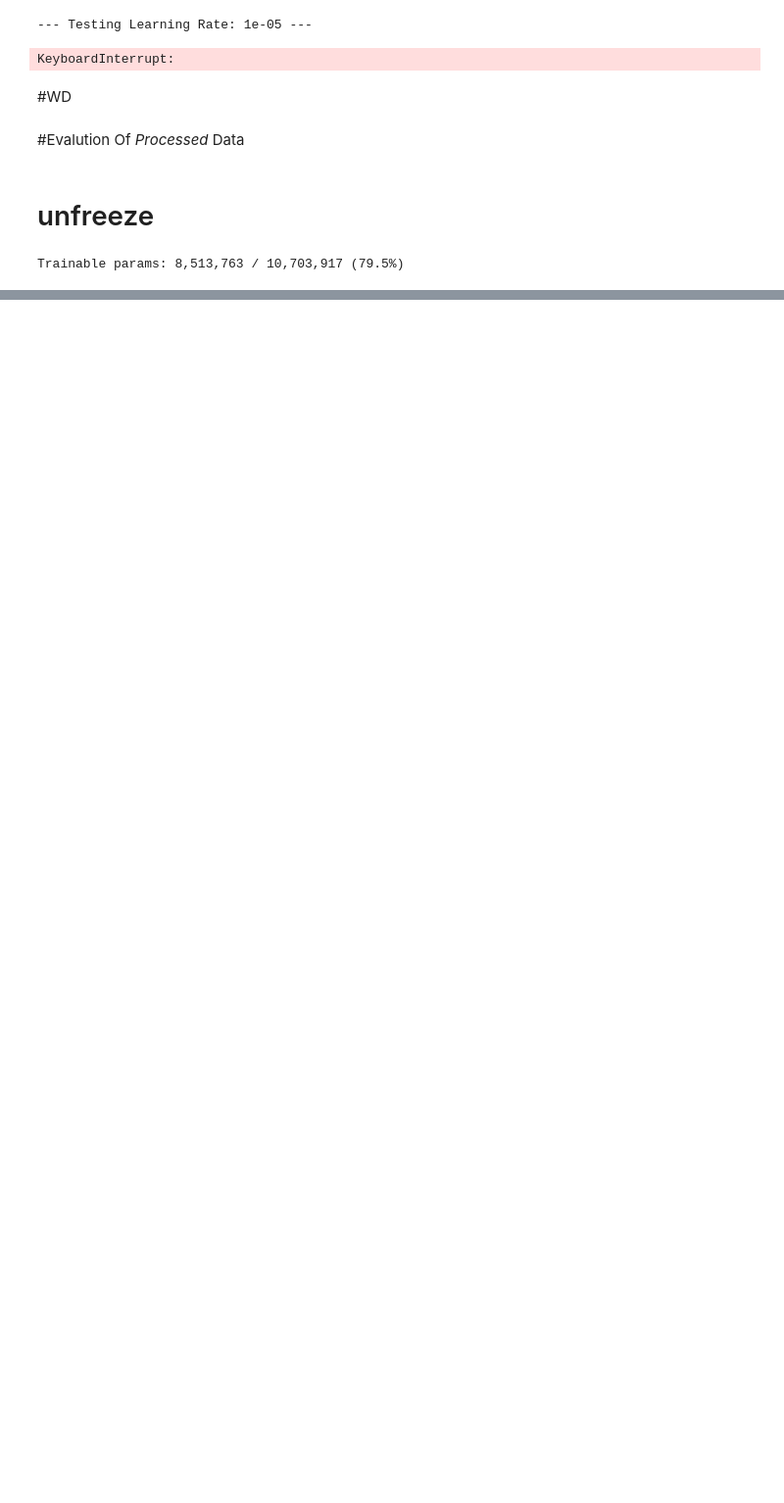
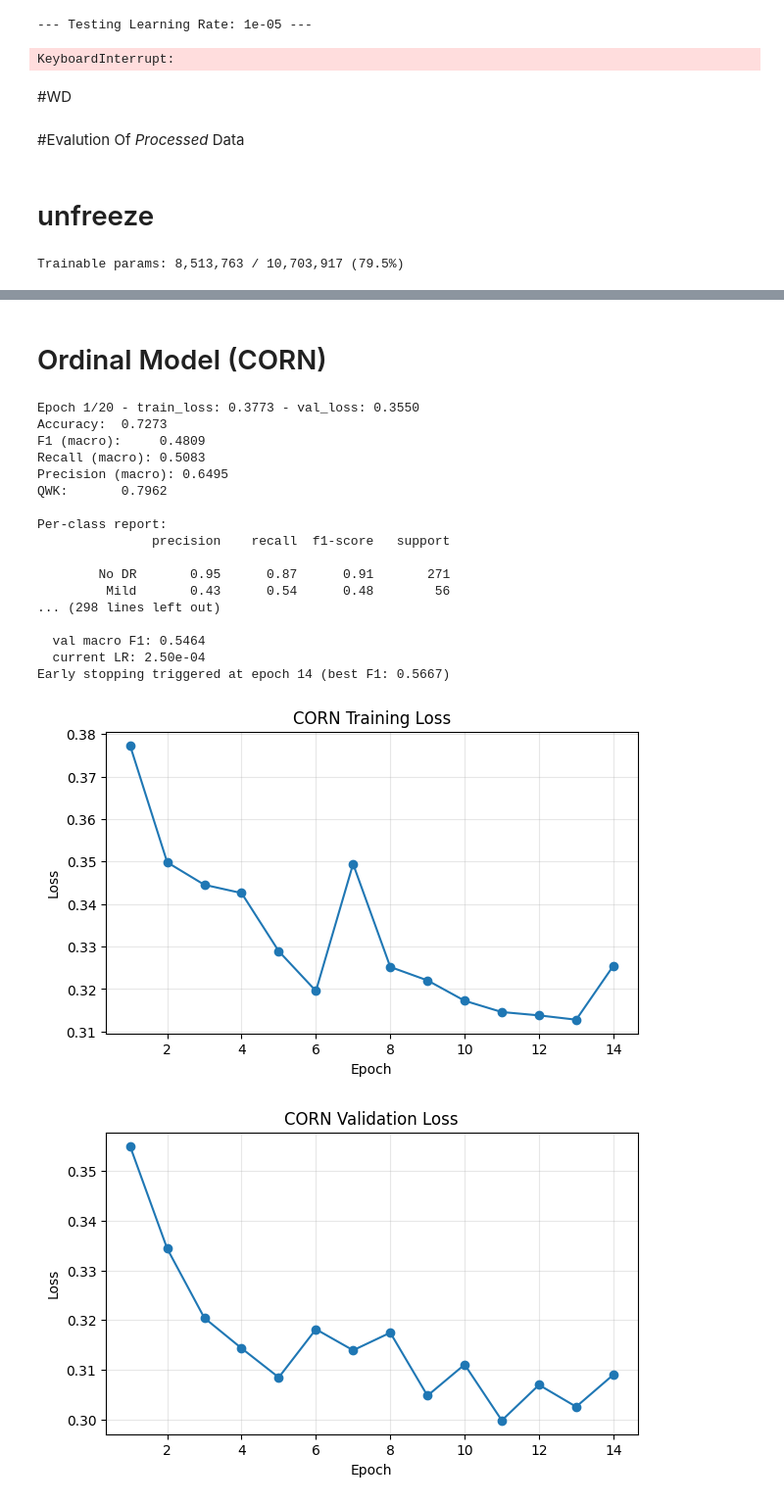
Before and after one commit to noureldin75/RetinaGrade, a Jupyter notebook: nootbooks/eda.ipynb, the cells around one changed output, grey strips where cells are left out. Shown at 98% size. Drawn from its saved outputs; the diff is of its cells as text; code cells hidden in the pictures; blank space fills up the shorter version.

```diff
--- a/nootbooks/eda.ipynb
+++ b/nootbooks/eda.ipynb
@@ -619,0 +628,2 @@ The bset fine-tuning model is downloded successfully
+# %% [markdown]
+# Ordinal Model (CORN)
@@ -619,0 +661,77 @@ The bset fine-tuning model is downloded successfully
+# %%
+
+corn_val_losses = []
+corn_train_losses = []
+epoches = 20
+
+for epoch in range(epoches):
+
+    model_corn.train()
+    running_loss = 0.0
+
+    for images, labels in train_loader:
+        images, labels = images.to(device), labels.to(device)
+
+        optimizer_corn.zero_grad()
+        logits = model_corn(images)
+        loss = corn_loss(logits, labels, num_classes=len(grade_labels))
+        loss.backward()
+        optimizer_corn.step()
+
+        running_loss += loss.item()
+
+    avg_train_loss = running_loss / len(train_loader)
+    corn_train_losses.append(avg_train_loss)
+
+    model_corn.eval()
+    running_val_loss = 0.0
+    with torch.no_grad():
+        for images, labels in val_loader:
+            images, labels = images.to(device), labels.to(device)
+            logits = model_corn(images)
+            loss = corn_loss(logits, labels, num_classes=len(grade_labels))
+            running_val_loss += loss.item()
+
+    avg_val_loss = running_val_loss / len(val_loader)
+    corn_val_losses.append(avg_val_loss)
+
+    print(f"Epoch {epoch + 1}/{epoches} - train_loss: {avg_train_loss:.4f} - val_loss: {avg_val_loss:.4f}")
+
+    val_metrics = evaluate_model_corn(model_corn, val_loader, device, average="macro", plot=False)
+    val_f1 = val_metrics["f1"]
+    print(f"  val macro F1: {val_f1:.4f}")
+
+    scheduler_corn.step(avg_val_loss)
+    current_lr = optimizer_corn.param_groups[0]['lr']
+    print(f"  current LR: {current_lr:.2e}")
+
+    early_stopper_corn(val_f1, model_corn)
+    if early_stopper_corn.early_stop:
+        print(f"Early stopping triggered at epoch {epoch + 1} (best F1: {early_stopper_corn.best_score:.4f})")
+        break
+
+
+model_corn.load_state_dict(torch.load('/RetinaGrade/CheckPoint/best_model_corn.pt'))
+plot_training_curve(corn_train_losses, title="CORN Training Loss")
+plot_training_curve(corn_val_losses, title="CORN Validation Loss")
+final_metrics = evaluate_model_corn(model_corn, val_loader, device, average="macro", plot=True)
+# %% [output]
+Epoch 1/20 - train_loss: 0.3773 - val_loss: 0.3550
+Accuracy:  0.7273
+F1 (macro):     0.4809
+Recall (macro): 0.5083
+Precision (macro): 0.6495
+QWK:       0.7962
+
+Per-class report:
+               precision    recall  f1-score   support
+
+        No DR       0.95      0.87      0.91       271
+         Mild       0.43      0.54      0.48        56
+... (298 lines left out)
+
+  val macro F1: 0.5464
+  current LR: 2.50e-04
+Early stopping triggered at epoch 14 (best F1: 0.5667)
+[figure, added]
+[figure, added]
```
Also changed, not shown: parts of 12 cells of this notebook.
